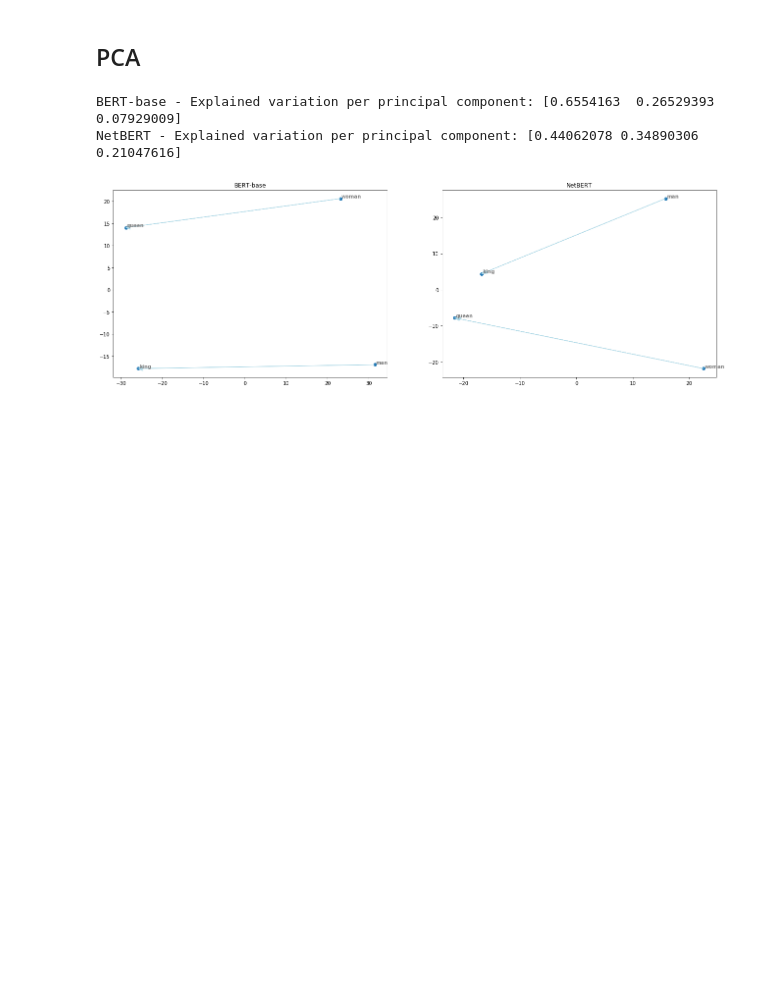
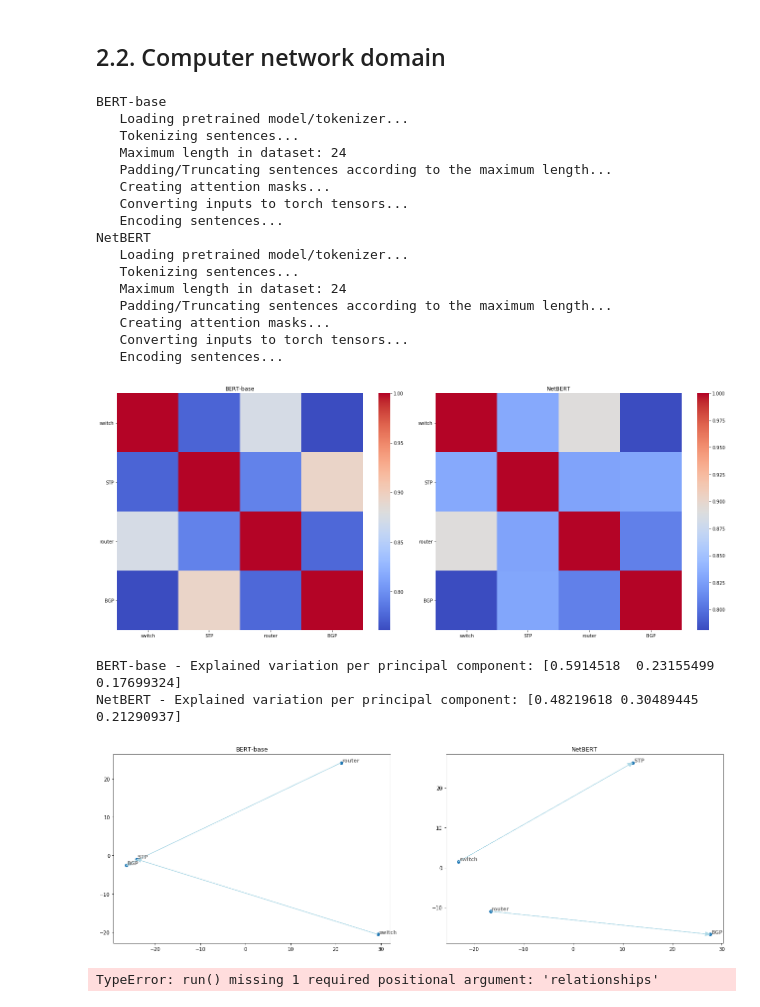
Before and after one commit to ant-louis/netbert, a Jupyter notebook: Code/Intrinsic_evaluation/word_analogies.ipynb, the cells around one changed output. Cells and saved outputs as stored; diff of their text form; code cells hidden in the pictures; blank space fills up the shorter version.

```diff
--- a/Code/Intrinsic_evaluation/word_analogies.ipynb
+++ b/Code/Intrinsic_evaluation/word_analogies.ipynb
@@ -163,50 +257,35 @@ plt.show()
-# %% [markdown]
-## PCA
-# %%
-def perform_pca(df, word_embeddings, ax, title):
-    """
-    """
-    pca = PCA(n_components=3, random_state = 42)
-    pca_result = pca.fit_transform(word_embeddings)
-
-    pca_df = df.copy(deep=True)
-    pca_df['pca-one'] = pca_result[:,0]
-    pca_df['pca-two'] = pca_result[:,1]
-    pca_df['pca-three'] = pca_result[:,2]
-    print(title + ' - Explained variation per principal component: {}'.format(pca.explained_variance_ratio_))
-
-    # Scatterplot.
-    ax.scatter(x = pca_df['pca-one'].values,
-               y = pca_df['pca-two'].values)
-    ax.set_title(title)
-    for line in pca_df.index:
-        ax.text(pca_df.loc[line,"pca-one"]+0.2,
-                 pca_df.loc[line,"pca-two"]+0.2,
-                 pca_df.loc[line,"Token"],
-                 horizontalalignment='left',
-                 size='medium',
-                 color='gray',
-                 weight='semibold')
-
-    # Vectors.
-    man = pca_df.loc[pca_df.Token=='man', pca_df.columns.isin(['pca-one','pca-two'])].values[0].tolist()
-    king = pca_df.loc[pca_df.Token=='king', pca_df.columns.isin(['pca-one','pca-two'])].values[0].tolist()
-    woman = pca_df.loc[pca_df.Token=='woman', pca_df.columns.isin(['pca-one','pca-two'])].values[0].tolist()
-    queen = pca_df.loc[pca_df.Token=='queen', pca_df.columns.isin(['pca-one','pca-two'])].values[0].tolist()
-    ax.arrow(man[0], man[1], king[0]-man[0], king[1]-man[1], head_width=1, head_length=1, fc='lightblue', ec='lightblue', length_includes_head=True)
-    ax.arrow(woman[0], woman[1], queen[0]-woman[0], queen[1]-woman[1], head_width=1, head_length=1, fc='lightblue', ec='lightblue', length_includes_head=True)
-    return
-
-
-
-fig, (ax1, ax2) = plt.subplots(nrows=1, ncols=2, figsize=(22,7))
-perform_pca(bert_df, bert_embeddings, ax1, 'BERT-base')
-perform_pca(netbert_df, netbert_embeddings, ax2, 'NetBERT')
-plt.show()
-# %% [output]
-BERT-base - Explained variation per principal component: [0.6554163  0.26529393 0.07929009]
-NetBERT - Explained variation per principal component: [0.44062078 0.34890306 0.21047616]
-[figure, removed]
+# %% [markdown]
+## 2.2. Computer network domain
+# %%
+sentences = ["A switch is a networking hardware that connects devices together to create a computer network.",
+             "STP is a network protocol that builds a loop-free logical topology for Ethernet networks.",
+             "A router is a networking device that connects multiple switches and their respective networks.",
+             "BGP is a standardized routing protocol designed to exchange routing and reachability information among autonomous systems on the Internet."]
+words_of_interest = ['switch', 'STP', 'router', 'BGP']
+relationships = [('switch', 'STP'),('router', 'BGP')]
+run(sentences, words_of_interest, relationships)
+# %% [output]
+BERT-base
+   Loading pretrained model/tokenizer...
+   Tokenizing sentences...
+   Maximum length in dataset: 24
+   Padding/Truncating sentences according to the maximum length...
+   Creating attention masks...
+   Converting inputs to torch tensors...
+   Encoding sentences...
+NetBERT
+   Loading pretrained model/tokenizer...
+   Tokenizing sentences...
+   Maximum length in dataset: 24
+   Padding/Truncating sentences according to the maximum length...
+   Creating attention masks...
+   Converting inputs to torch tensors...
+   Encoding sentences...
+[figure, added]
+BERT-base - Explained variation per principal component: [0.5914518  0.23155499 0.17699324]
+NetBERT - Explained variation per principal component: [0.48219618 0.30489445 0.21290937]
+[figure, added]
+TypeError: run() missing 1 required positional argument: 'relationships'
 # %%
 # List Mark
 DNS
```
Also changed, not shown: parts of 17 cells of this notebook.
